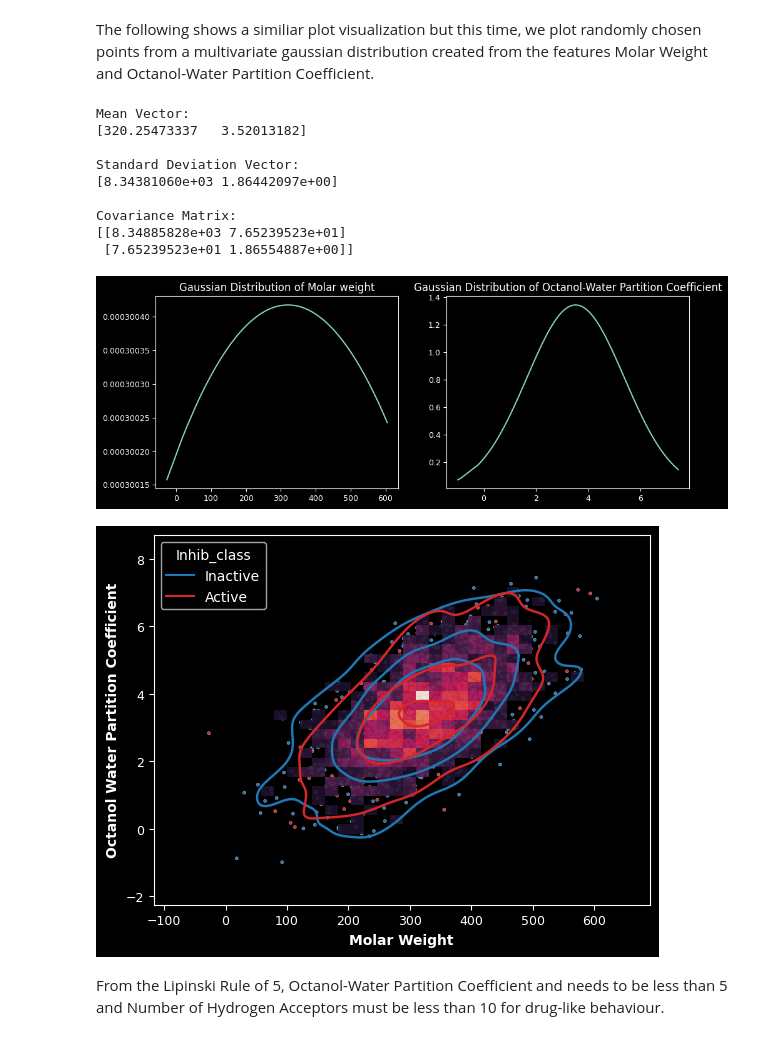
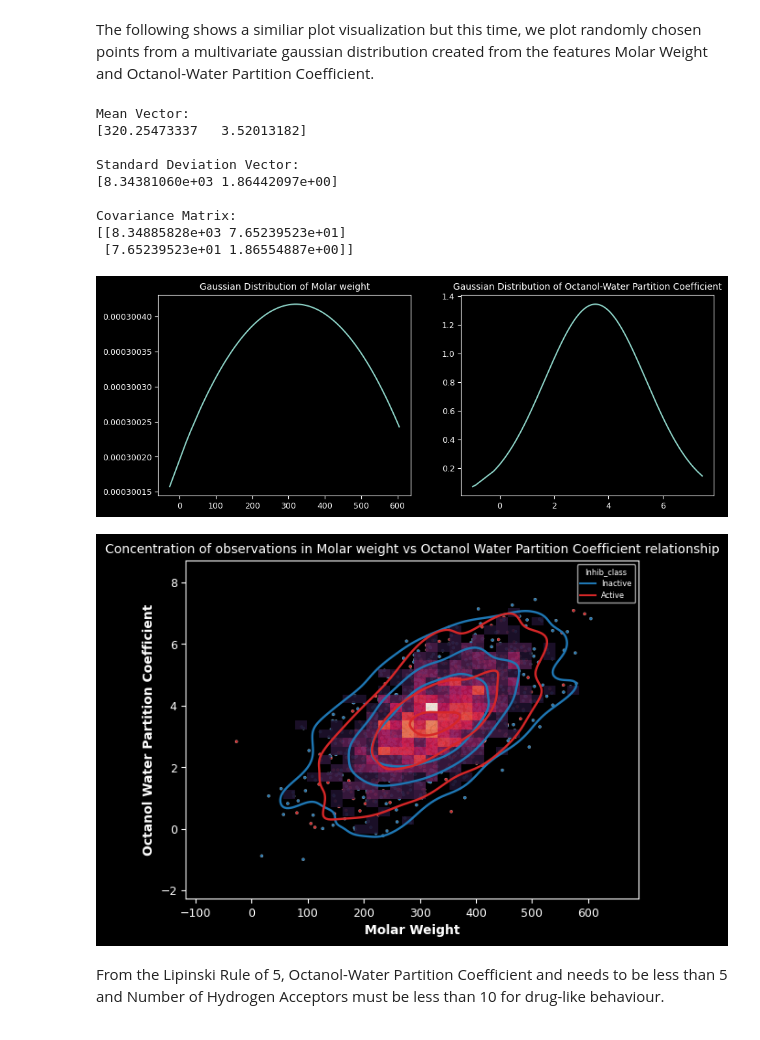
Before and after one commit to Diacod-I/BourneToKill, a Jupyter notebook: BioInfo.ipynb, the cells around one changed output. Saved outputs shown, nothing was run; the diff lists cells and outputs as text; code cells hidden in the pictures.

```diff
--- a/BioInfo.ipynb
+++ b/BioInfo.ipynb
@@ -900,10 +904,10 @@ rng = np.random.RandomState(0)
 x, y = rng.multivariate_normal(mean, covs, len(binary)).T
 gfig,gaxs = plt.subplots(1,2,figsize=(11,4))
 gaxs[0].plot(sorted(x),(1/stddev[0]*(math.sqrt(2*math.pi)))*np.exp((((sorted(x)-mean[0])/stddev[0])**2)*(-1/2)))
-gaxs[0].set_title('Gaussian Distribution of Molar weight')
+gaxs[0].set_title('Gaussian Distribution of Molar weight',fontsize=10)
 gaxs[0].tick_params(labelsize=9)
 gaxs[1].plot(sorted(y),(1/stddev[1]*(math.sqrt(2*math.pi)))*np.exp((((sorted(y)-mean[1])/stddev[1])**2)*(-1/2)))
-gaxs[1].set_title('Gaussian Distribution of Octanol-Water Partition Coefficient')
+gaxs[1].set_title('Gaussian Distribution of Octanol-Water Partition Coefficient',fontsize=10)
 gaxs[1].tick_params(labelsize=9)
 # %% [output]
 Mean Vector:
@@ -915,16 +919,17 @@ Standard Deviation Vector:
 Covariance Matrix:
 [[8.34885828e+03 7.65239523e+01]
  [7.65239523e+01 1.86554887e+00]]
-[figure, old version]
+[figure, new version]
 # %%
 sns.scatterplot(data=binary,x=x, y=y, s=5, hue='Inhib_class',palette=["tab:blue","tab:red"])
 sns.histplot(data=binary,x=x, y=y, bins=30, pthresh=.05,cmap="rocket",alpha=0.9)
 sns.kdeplot(data=binary,x=x, y=y, levels=4, color="w", linewidths=1.75,hue='Inhib_class',palette=["tab:blue","tab:red"])
 plt.tick_params(labelsize=9)
 plt.xlabel('Molar Weight',fontsize=10,fontweight='bold'),plt.ylabel('Octanol Water Partition Coefficient',fontsize=10,fontweight='bold')
+plt.title('Concentration of observations in Molar weight vs Octanol Water Partition Coefficient relationship',fontsize=10)
 plt.show()
 # %% [output]
-[figure, old version]
+[figure, new version]
 # %% [markdown]
 From the Lipinski Rule of 5, Octanol-Water Partition Coefficient and needs to be less than 5 and Number of Hydrogen Acceptors must be less than 10 for drug-like behaviour.
 # %%
```
Also changed, not shown: parts of 69 cells of this notebook.
